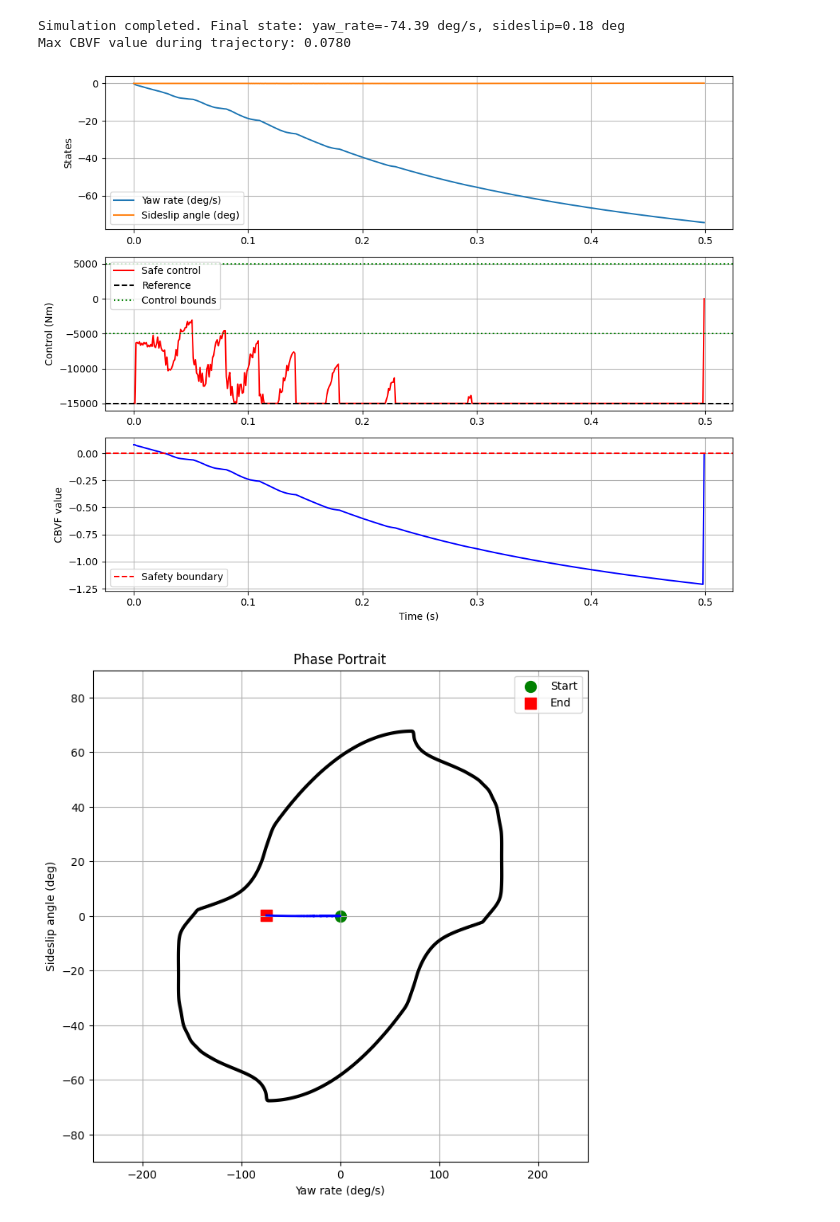
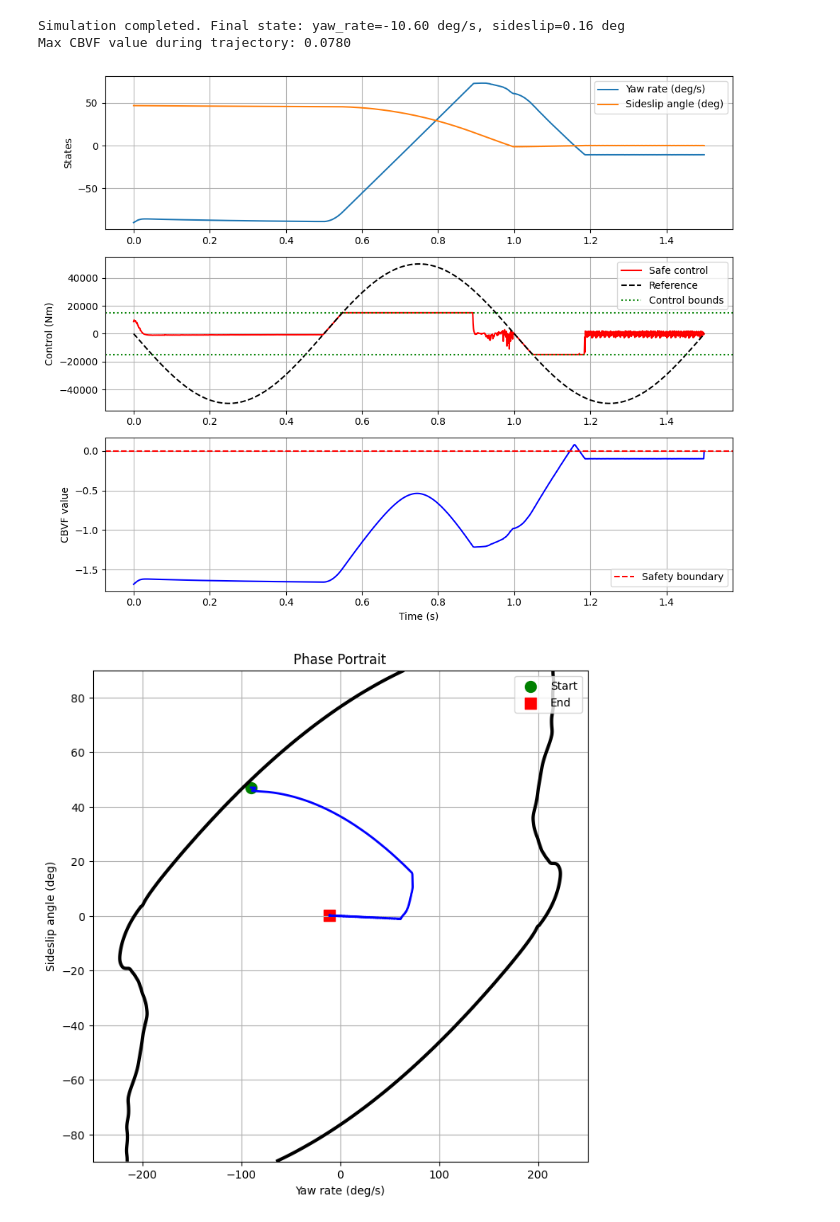
Before and after one commit to Extrabartek/cvbf_safety_filter, a Jupyter notebook: mz_hj_calc.ipynb, the cells around one changed output. Saved outputs shown, nothing was run; the diff lists cells and outputs as text; code cells hidden in the pictures.

```diff
--- a/mz_hj_calc.ipynb
+++ b/mz_hj_calc.ipynb
@@ -19,7 +22,9 @@ from dyn_sys.MzNonlinearCar import MzNonlinearCar
 from controllers.CBVF_QP import CBVFQPController
 from controllers.CBVFInterpolator import CBVFInterpolator
 # %%
-dynamics = MzNonlinearCar()
+car_params = {'m': 1430, 'Vx': 60, 'Lf': 1.05, 'Lr': 1.61, 'Iz': 2059.2, 'mu': 1.0, 'Mz': 1e4 * 1.5,
+                               'Cf': 100 * 10e3, 'Cr': 3 * 10e3}
+dynamics = MzNonlinearCar(car_params=car_params)
 
 # limits of the grid in degrees
 x1_lim = 250
@@ -67,15 +72,21 @@ target_values_vi = cbvf.solve_cbvf(solver_settings, dynamics, grid, times, value
 safe_controller = CBVFQPController(value_fn=CBVFInterpolator(grid, -target_values_vi, times, gamma=10.0), gamma=10.0, verbose=False)
 # %%
 # Simulation parameters
-initial_state = jnp.array([-0 * (jnp.pi/180), -0 * (jnp.pi/180)])  # Initial state [yaw_rate, sideslip] in radians
-sim_time = 0.5  # Total simulation time in seconds
+initial_state = jnp.array([-90 * (jnp.pi/180), 47 * (jnp.pi/180)])  # Initial state [yaw_rate, sideslip] in radians
+sim_time = 1.5  # Total simulation time in seconds
 dt = 0.001  # Time step for integration
-u_ref_value = -15000  # Reference control (constant positive yaw moment)
+u_ref_value = -50000  # Reference control (constant positive yaw moment)
+
+# car_params = {'m': 1430, 'Vx': 60, 'Lf': 1.05, 'Lr': 1.61, 'Iz': 2059.2, 'mu': 1.0, 'Mz': 10e3 * 0.5,
+#                                'Cf': 100 * 10e3, 'Cr': 3 * 10e3}
+#
+# dynamics = MzNonlinearCar(car_params=car_params)
 
 # Initialize storage for trajectory
 time_sim = np.arange(0, sim_time, dt)
 trajectory = np.zeros((len(time_sim), 2))
 controls = np.zeros(len(time_sim))
+controls_ref = np.zeros(len(time_sim))
 cbvf_values = np.zeros(len(time_sim))
 
 # Set initial state
@@ -85,7 +96,7 @@ trajectory[0] = current_state
 # Simulation loop
 for i, t in enumerate(time_sim[:-1]):
     # Compute reference control (constant max positive input)
-    u_ref = jnp.array([u_ref_value])
+    u_ref = u_ref_value * np.array([np.sin(t * 3 * np.pi / sim_time)])  # Example: sinusoidal reference control
 
     # Compute safe control using CBVF-QP
     u_safe = safe_controller.compute_safe_control(
@@ -93,11 +104,14 @@ for i, t in enumerate(time_sim[:-1]):
         time=t,
         u_ref=u_ref,
         dynamics=dynamics,
-        u_max_mag=20e3,
+        u_max_mag=15e3,
     )
+
+    # u_safe = np.array([0])
 
     # Store control
     controls[i] = u_safe[0]
+    controls_ref[i] = u_ref[0]
 
     # Get CBVF value at current state
     cbvf_val, _, _ = safe_controller.cbvf.get_value_and_gradients(current_state, t)
@@ -118,7 +132,7 @@ trajectory_deg = trajectory * 180 / jnp.pi
 print(f"Simulation completed. Final state: yaw_rate={trajectory_deg[-1, 0]:.2f} deg/s, sideslip={trajectory_deg[-1, 1]:.2f} deg")
 print(f"Max CBVF value during trajectory: {np.max(cbvf_values[:-1]):.4f}")
 # %% [output]
-Simulation completed. Final state: yaw_rate=-74.39 deg/s, sideslip=0.18 deg
+Simulation completed. Final state: yaw_rate=-10.60 deg/s, sideslip=0.16 deg
 Max CBVF value during trajectory: 0.0780
 # %%
 # Plot results
@@ -133,7 +147,7 @@ axes[0].grid(True)
 
 # Control input
 axes[1].plot(time_sim, controls, 'r-', label='Safe control')
-axes[1].axhline(y=u_ref_value, color='k', linestyle='--', label='Reference')
+axes[1].plot(time_sim, controls_ref, color='k', linestyle='--', label='Reference')
 axes[1].axhline(y=dynamics.car_params['Mz'], color='g', linestyle=':', label='Control bounds')
 axes[1].axhline(y=-dynamics.car_params['Mz'], color='g', linestyle=':')
 axes[1].set_ylabel('Control (Nm)')
@@ -148,35 +162,35 @@ axes[2].set_ylabel('CBVF value')
 axes[2].legend()
 axes[2].grid(True)
 
 plt.tight_layout()
 plt.show()
 
 # Phase portrait
 plt.figure(figsize=(8, 8))
 plt.plot(trajectory_deg[:, 0], trajectory_deg[:, 1], 'b-', linewidth=2)
 plt.scatter(trajectory_deg[0, 0], trajectory_deg[0, 1], color='g', s=100, marker='o', label='Start')
 plt.scatter(trajectory_deg[-1, 0], trajectory_deg[-1, 1], color='r', s=100, marker='s', label='End')
 
 # Add zero-level set contour if you want to visualize the safe boundary
 # You would need to evaluate this at the appropriate time slice
 plt.xlabel('Yaw rate (deg/s)')
 plt.ylabel('Sideslip angle (deg)')
 plt.title('Phase Portrait')
 plt.legend()
 plt.grid(True)
 # plt.axis('equal')
 plt.xlim(-x1_lim * 180 / jnp.pi, x1_lim * 180 / jnp.pi)
 plt.ylim(-x2_lim * 180 / jnp.pi, x2_lim * 180 / jnp.pi)
 plt.contour(grid.coordinate_vectors[0] * 180 / jnp.pi,
             grid.coordinate_vectors[1] * 180 / jnp.pi,
             target_values_vi[399, :, :].T,
             levels=0,
             colors="black",
             linewidths=3)
 plt.show()
 # %% [output]
-[figure, old version]
+[figure, new version]
-[figure, old version]
+[figure, new version]
 # %%
 plot_time_index = len(times) // 2
 # %%
```
Also changed, not shown: parts of 1 cell of this notebook.
